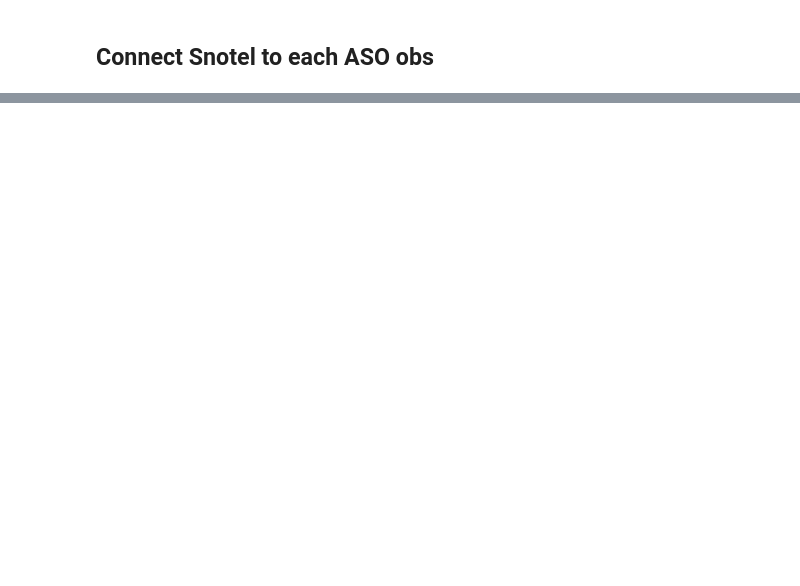
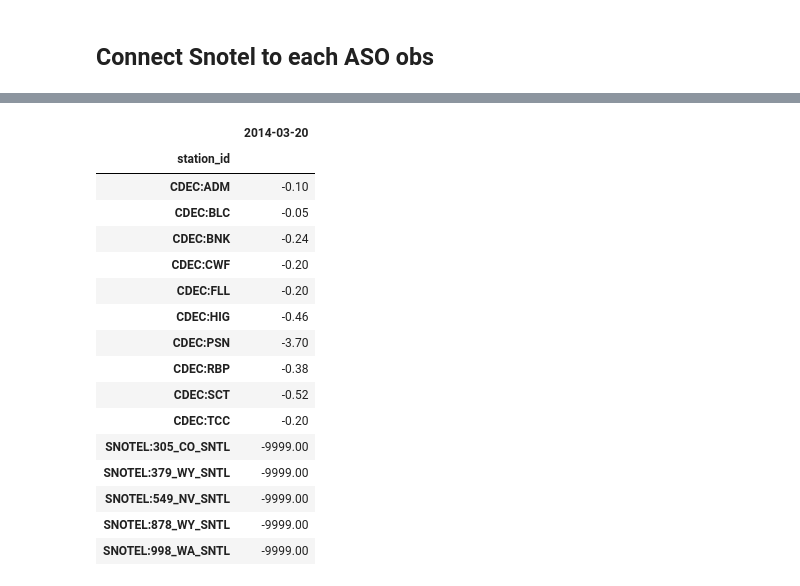
Before and after one commit to whitelightning450/SWEMLv2.0, a Jupyter notebook: Dataprocessing/DataProcessing_PipelineModularized.ipynb, the cells around one changed output, grey strips where cells are left out. Saved outputs shown, nothing was run; the diff lists cells and outputs as text; code cells hidden in the pictures; blank space fills up the shorter version.

```diff
--- a/Dataprocessing/DataProcessing_PipelineModularized.ipynb
+++ b/Dataprocessing/DataProcessing_PipelineModularized.ipynb
@@ -343,0 +154,5 @@ Adding geospatial data to 20130601 observations...
+# %%
+import get_InSitu_obs
+
+dates = ['2014-03-20']
+SWE_dict, CDECsites = get_InSitu_obs.Get_Monitoring_Data_Threaded(dates)
@@ -343,0 +203,20 @@ Adding geospatial data to 20130601 observations...
+# %%
+SWE_dict[SWE_dict['2014-03-20']<0]
+# %% [output]
+|  | 2014-03-20 |
+| station_id |  |
+| CDEC:ADM | -0.10 |
+| CDEC:BLC | -0.05 |
+| CDEC:BNK | -0.24 |
+| CDEC:CWF | -0.20 |
+| CDEC:FLL | -0.20 |
+| CDEC:HIG | -0.46 |
+| CDEC:PSN | -3.70 |
+| CDEC:RBP | -0.38 |
+| CDEC:SCT | -0.52 |
+| CDEC:TCC | -0.20 |
+| SNOTEL:305_CO_SNTL | -9999.00 |
+| SNOTEL:379_WY_SNTL | -9999.00 |
+| SNOTEL:549_NV_SNTL | -9999.00 |
+| SNOTEL:878_WY_SNTL | -9999.00 |
+| SNOTEL:998_WA_SNTL | -9999.00 |
```
Also changed, not shown: parts of 40 cells of this notebook, 4 other files.
